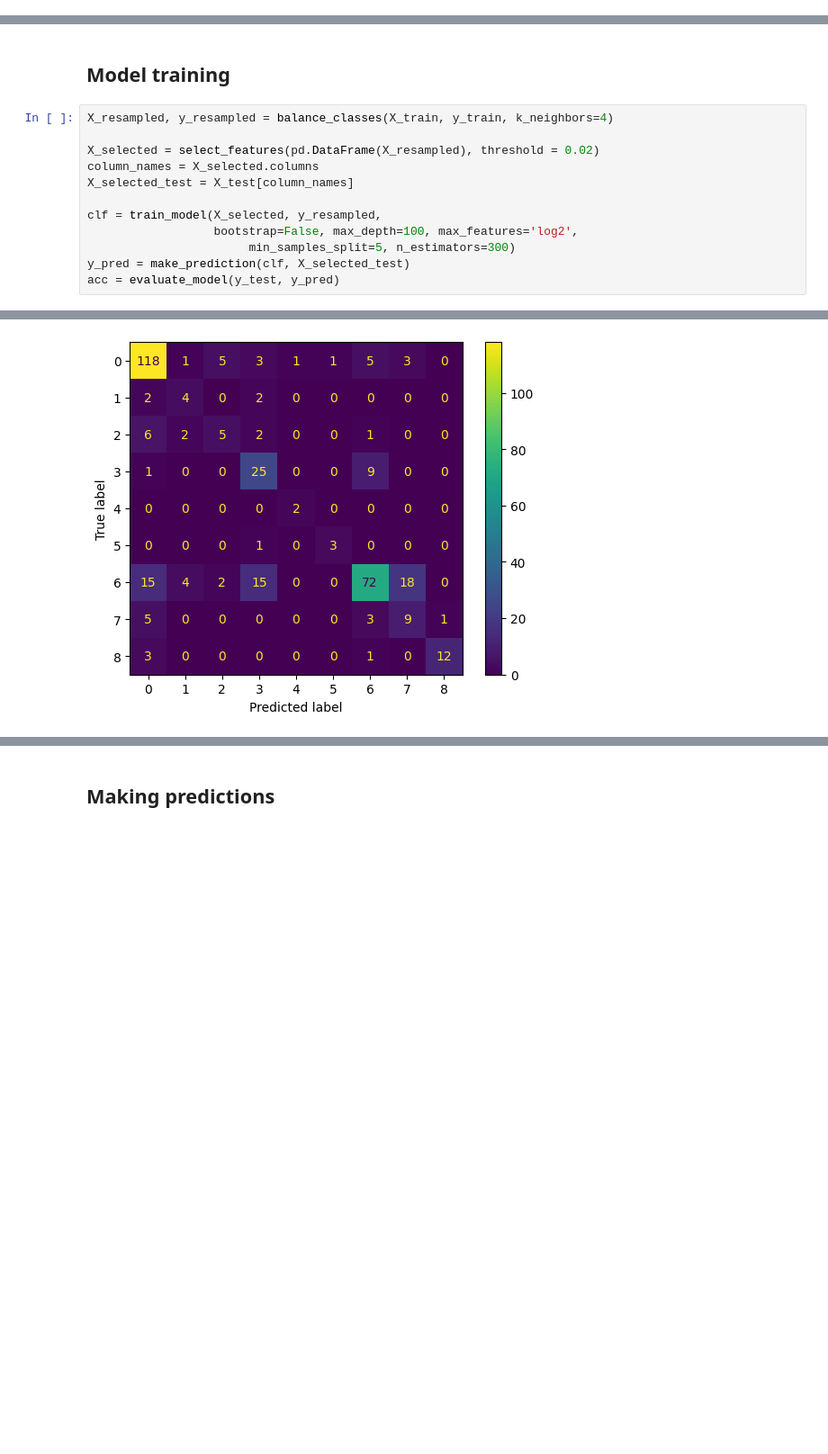
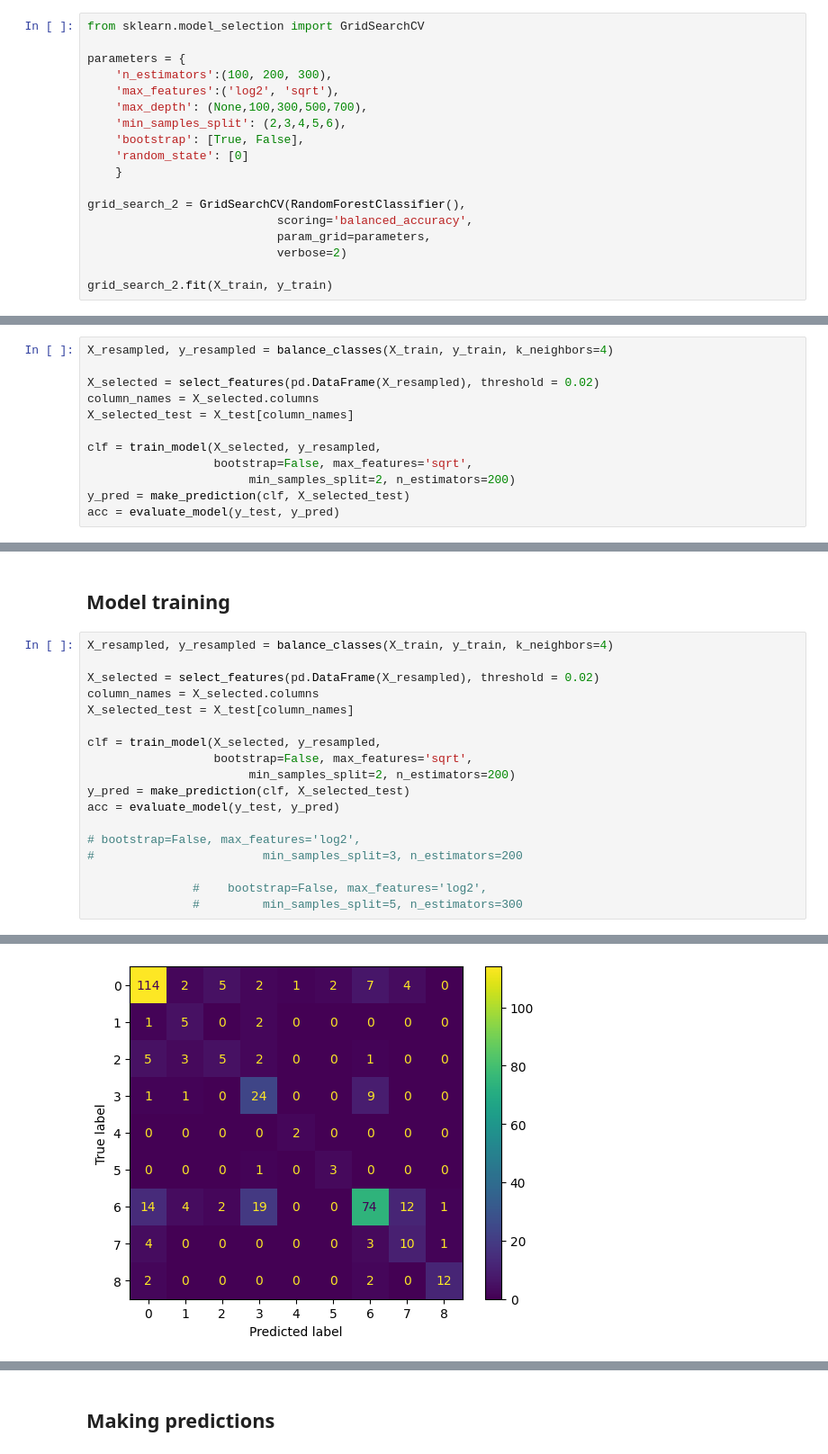
Before and after one commit to Bognanna/Molecular-Tastants, a Jupyter notebook: main.ipynb, the cells around one changed output, grey strips where cells are left out. Shown at 90% size. Cells and saved outputs as stored; diff of their text form; blank space fills up the shorter version.

```diff
--- a/main.ipynb
+++ b/main.ipynb
@@ -456,0 +483,18 @@ RandomForestClassifier(bootstrap=False, max_depth=100, max_features='log2',
+# %%
+from sklearn.model_selection import GridSearchCV
+
+parameters = {
+    'n_estimators':(100, 200, 300),
+    'max_features':('log2', 'sqrt'),
+    'max_depth': (None,100,300,500,700),
+    'min_samples_split': (2,3,4,5,6),
+    'bootstrap': [True, False],
+    'random_state': [0]
+    }
+
+grid_search_2 = GridSearchCV(RandomForestClassifier(),
+                           scoring='balanced_accuracy',
+                           param_grid=parameters,
+                           verbose=2)
+
+grid_search_2.fit(X_train, y_train)
@@ -456,0 +546,12 @@ RandomForestClassifier(bootstrap=False, max_depth=100, max_features='log2',
+# %%
+X_resampled, y_resampled = balance_classes(X_train, y_train, k_neighbors=4)
+
+X_selected = select_features(pd.DataFrame(X_resampled), threshold = 0.02)
+column_names = X_selected.columns
+X_selected_test = X_test[column_names]
+
+clf = train_model(X_selected, y_resampled,
+                  bootstrap=False, max_features='sqrt',
+                       min_samples_split=2, n_estimators=200)
+y_pred = make_prediction(clf, X_selected_test)
+acc = evaluate_model(y_test, y_pred)
@@ -500,10 +612,16 @@ column_names = X_selected.columns
 X_selected_test = X_test[column_names]
 
 clf = train_model(X_selected, y_resampled,
-                  bootstrap=False, max_depth=100, max_features='log2',
-                       min_samples_split=5, n_estimators=300)
+                  bootstrap=False, max_features='sqrt',
+                       min_samples_split=2, n_estimators=200)
 y_pred = make_prediction(clf, X_selected_test)
 acc = evaluate_model(y_test, y_pred)
+
+# bootstrap=False, max_features='log2',
+#                        min_samples_split=3, n_estimators=200
+
+               #    bootstrap=False, max_features='log2',
+               #         min_samples_split=5, n_estimators=300
 # %% [output]
 Classes distribution before sampling : [(0, 594), (1, 42), (2, 53), (3, 114), (4, 6), (5, 21), (6, 463), (7, 107), (8, 47)]
 Classes distribution after sampling: [(0, 594), (1, 594), (2, 594), (3, 594), (4, 594), (5, 594), (6, 594), (7, 594), (8, 594)]
@@ -513 +631 @@ Balanced accuracy: 66.22%
-[figure, old version]
+[figure, new version]
```
Also changed, not shown: parts of 40 cells of this notebook.
